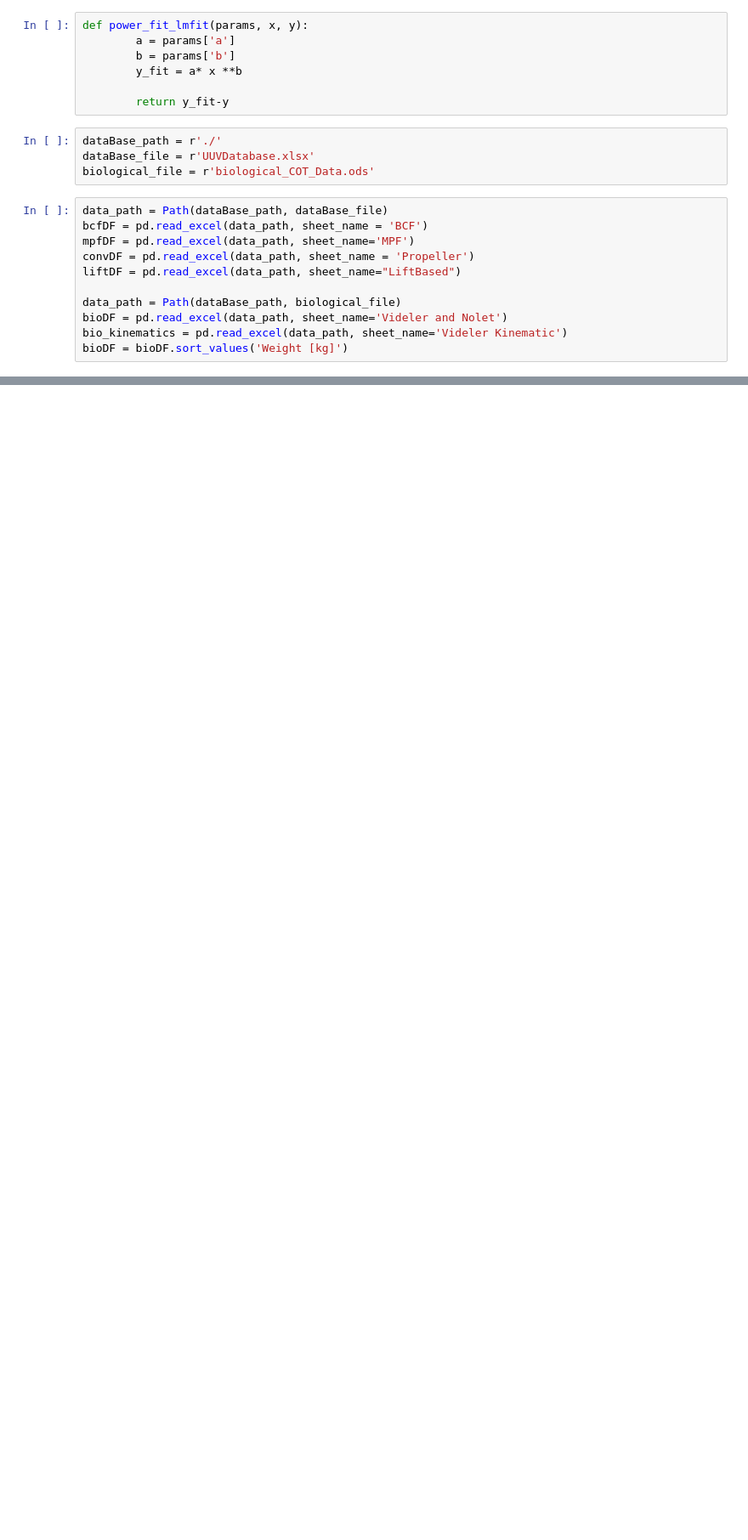
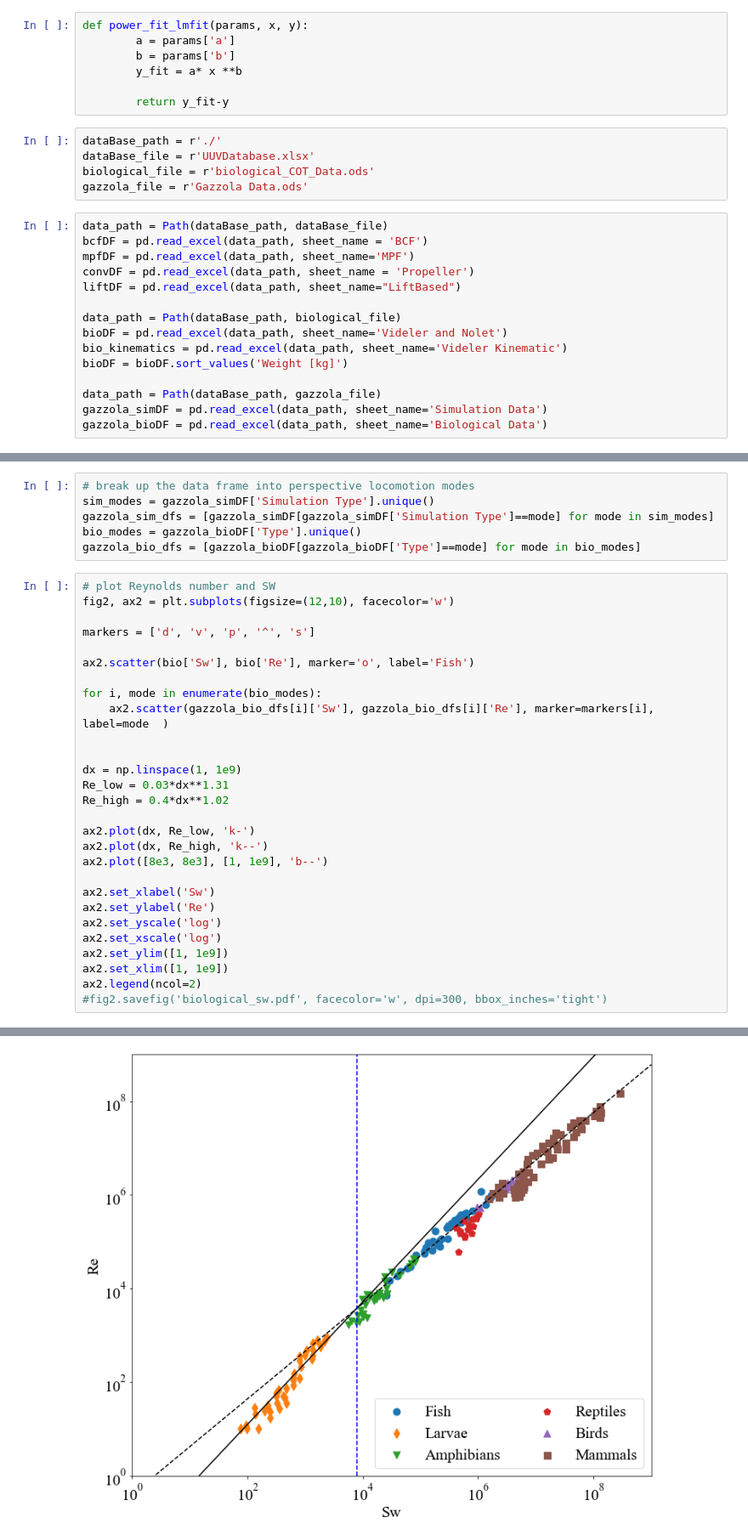
Before and after one commit to michaelcoe/Cost-of-Transport-Estimation, a Jupyter notebook: Sw_Re_plots.ipynb, the cells around one changed output, grey strips where cells are left out. Shown: that part at 85% size. Drawn from its saved outputs; the diff is of its cells as text; blank space fills up the shorter version.

Commit message:
added more data

```diff
--- a/Sw_Re_plots.ipynb
+++ b/Sw_Re_plots.ipynb
@@ -21,6 +27,7 @@ def power_fit_lmfit(params, x, y):
 dataBase_path = r'./'
 dataBase_file = r'UUVDatabase.xlsx'
 biological_file = r'biological_COT_Data.ods'
+gazzola_file = r'Gazzola Data.ods'
 # %%
 data_path = Path(dataBase_path, dataBase_file)
 bcfDF = pd.read_excel(data_path, sheet_name = 'BCF')
@@ -32,6 +39,10 @@ data_path = Path(dataBase_path, biological_file)
 bioDF = pd.read_excel(data_path, sheet_name='Videler and Nolet')
 bio_kinematics = pd.read_excel(data_path, sheet_name='Videler Kinematic')
 bioDF = bioDF.sort_values('Weight [kg]')
+
+data_path = Path(dataBase_path, gazzola_file)
+gazzola_simDF = pd.read_excel(data_path, sheet_name='Simulation Data')
+gazzola_bioDF = pd.read_excel(data_path, sheet_name='Biological Data')
 # %%
 # fit the data to a linear scaling law fit
 kinVisc = 1.31e-6
@@ -104,0 +117,35 @@ ax4.legend()
+# %%
+# break up the data frame into perspective locomotion modes
+sim_modes = gazzola_simDF['Simulation Type'].unique()
+gazzola_sim_dfs = [gazzola_simDF[gazzola_simDF['Simulation Type']==mode] for mode in sim_modes]
+bio_modes = gazzola_bioDF['Type'].unique()
+gazzola_bio_dfs = [gazzola_bioDF[gazzola_bioDF['Type']==mode] for mode in bio_modes]
+# %%
+# plot Reynolds number and SW
+fig2, ax2 = plt.subplots(figsize=(12,10), facecolor='w')
+
+markers = ['d', 'v', 'p', '^', 's']
+
+ax2.scatter(bio['Sw'], bio['Re'], marker='o', label='Fish')
+
+for i, mode in enumerate(bio_modes):
+    ax2.scatter(gazzola_bio_dfs[i]['Sw'], gazzola_bio_dfs[i]['Re'], marker=markers[i], label=mode  )
+
+
+dx = np.linspace(1, 1e9)
+Re_low = 0.03*dx**1.31
+Re_high = 0.4*dx**1.02
+
+ax2.plot(dx, Re_low, 'k-')
+ax2.plot(dx, Re_high, 'k--')
+ax2.plot([8e3, 8e3], [1, 1e9], 'b--')
+
+ax2.set_xlabel('Sw')
+ax2.set_ylabel('Re')
+ax2.set_yscale('log')
+ax2.set_xscale('log')
+ax2.set_ylim([1, 1e9])
+ax2.set_xlim([1, 1e9])
+ax2.legend(ncol=2)
+#fig2.savefig('biological_sw.pdf', facecolor='w', dpi=300, bbox_inches='tight')
+# %% [output]
@@ -104,0 +153 @@ ax4.legend()
+[figure, added]
```
Also changed, not shown: parts of 4 cells of this notebook, 15 other files.
